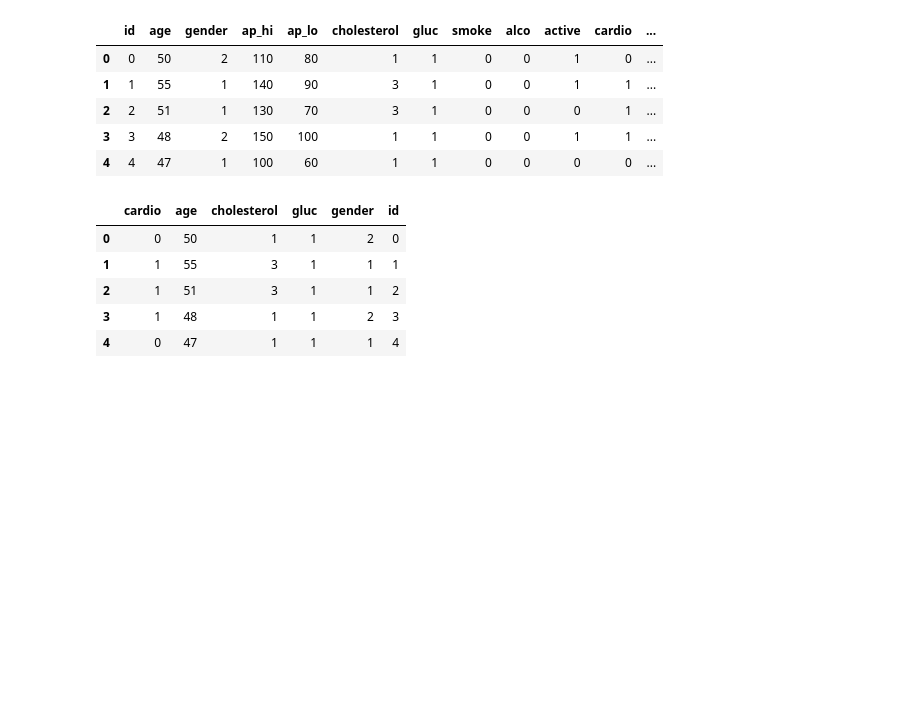
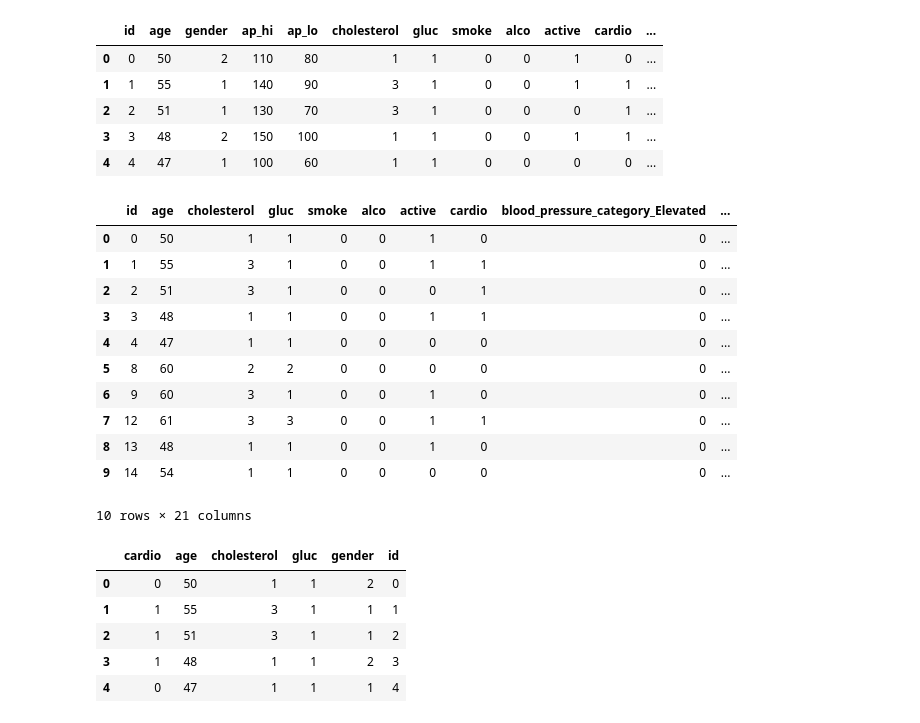
Before and after one commit to Rufshod/Machine-Learning-Alexander-Andersson, a Jupyter notebook: Lab/Lab_2.ipynb, the cells around one changed output. Saved outputs shown, nothing was run; the diff lists cells and outputs as text; code cells hidden in the pictures; blank space fills up the shorter version.

Commit message:
Get dummy for df 0

```diff
--- a/Lab/Lab_2.ipynb
+++ b/Lab/Lab_2.ipynb
@@ -384,3 +383,21 @@ import sklearn.preprocessing.
+# %%
+# get dummy variables for the blood pressure category, bmi_category, and gender
+df_0_dummy = pd.get_dummies(df_0, columns=["blood_pressure_category", "bmi_category", "gender"], prefix=["blood_pressure_category","bmi_category", "gender"])
+# %%
+df_0_dummy.head(10)
+# %% [output]
+|  | id | age | cholesterol | gluc | smoke | alco | active | cardio | blood_pressure_category_Elevated | ... |
+| 0 | 0 | 50 | 1 | 1 | 0 | 0 | 1 | 0 | 0 | ... |
+| 1 | 1 | 55 | 3 | 1 | 0 | 0 | 1 | 1 | 0 | ... |
+| 2 | 2 | 51 | 3 | 1 | 0 | 0 | 0 | 1 | 0 | ... |
+| 3 | 3 | 48 | 1 | 1 | 0 | 0 | 1 | 1 | 0 | ... |
+| 4 | 4 | 47 | 1 | 1 | 0 | 0 | 0 | 0 | 0 | ... |
+| 5 | 8 | 60 | 2 | 2 | 0 | 0 | 0 | 0 | 0 | ... |
+| 6 | 9 | 60 | 3 | 1 | 0 | 0 | 1 | 0 | 0 | ... |
+| 7 | 12 | 61 | 3 | 3 | 0 | 0 | 1 | 1 | 0 | ... |
+| 8 | 13 | 48 | 1 | 1 | 0 | 0 | 1 | 0 | 0 | ... |
+| 9 | 14 | 54 | 1 | 1 | 0 | 0 | 0 | 0 | 0 | ... |
+10 rows × 21 columns
 # %%
 # Creating a new dataframe with the features that have the highest correlation with the target feature
 
```
Also changed, not shown: parts of 1 cell of this notebook.
